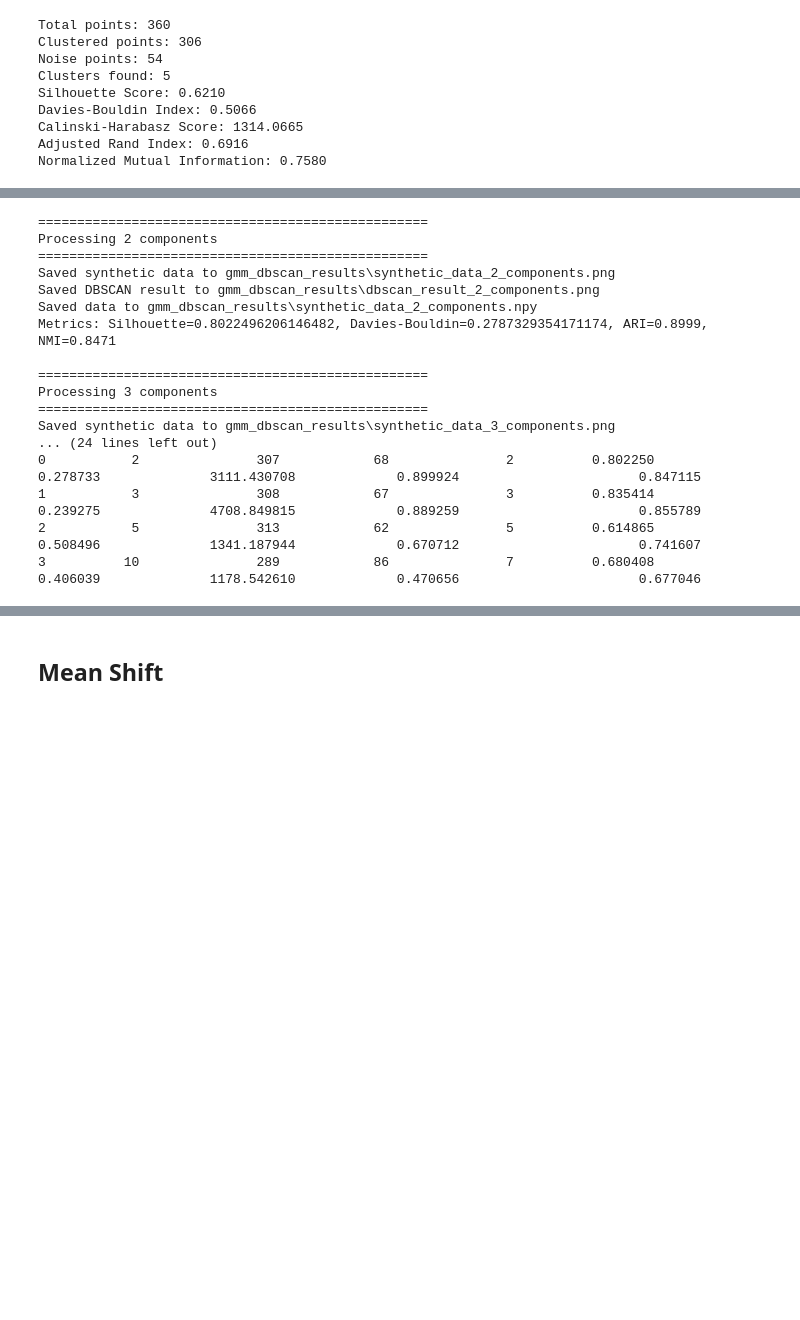
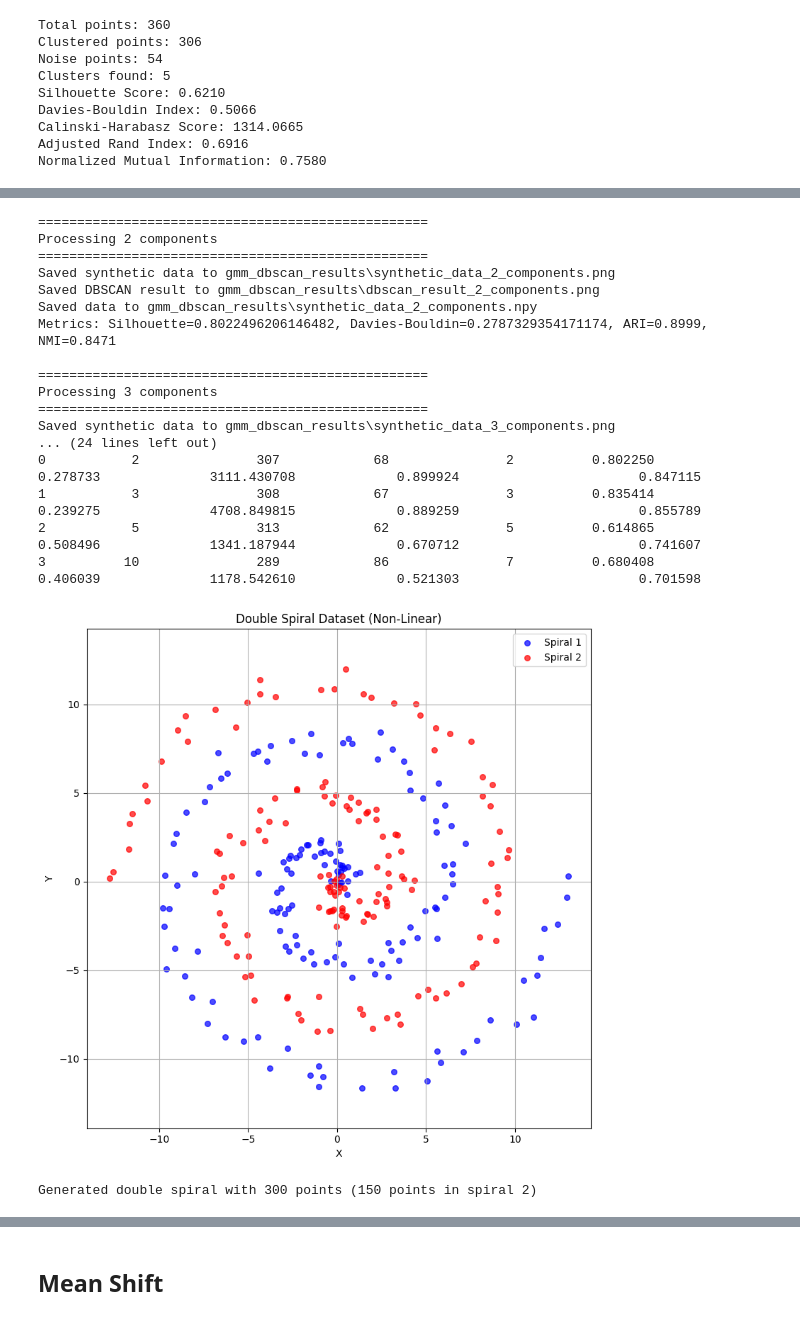
Before and after one commit to wumboingwumbos/ImageProcessing, a Jupyter notebook: Pattern_Rec_ECE5363/Project_5/Bartley_Hossain.ipynb, the cells around one changed output, grey strips where cells are left out. Cells and saved outputs as stored; diff of their text form; code cells hidden in the pictures; blank space fills up the shorter version.

```diff
--- a/Pattern_Rec_ECE5363/Project_5/Bartley_Hossain.ipynb
+++ b/Pattern_Rec_ECE5363/Project_5/Bartley_Hossain.ipynb
@@ -276,6 +280,7 @@ widgets.interactive_output(plot_dbscan_with_controls, {'eps': eps_slider, 'min_s
 # %%
 import pandas as pd
 import os
+from sklearn.metrics import silhouette_score, davies_bouldin_score, calinski_harabasz_score, adjusted_rand_score, normalized_mutual_info_score
 
 # Create output directory for saved images and data
 output_dir = "gmm_dbscan_results"
@@ -308,7 +313,7 @@ for n_components in component_counts:
 
     for idx, class_id in enumerate(unique_labels):
         mask = gmm_labels == class_id
-        if class_id == 5:  # Noise class
+        if class_id == n_components:  # Noise class (dynamically labeled)
             plt.scatter(gmm_data[mask, 0], gmm_data[mask, 1], alpha=0.6, label='Noise', color='black', marker='x', s=100)
         else:
             plt.scatter(gmm_data[mask, 0], gmm_data[mask, 1], alpha=0.6, label=f'Class {class_id}', color=colors[idx])
@@ -414,4 +419,78 @@ Saved synthetic data to gmm_dbscan_results\synthetic_data_3_components.png
 0           2               307            68               2          0.802250              0.278733              3111.430708             0.899924                       0.847115
 1           3               308            67               3          0.835414              0.239275              4708.849815             0.889259                       0.855789
 2           5               313            62               5          0.614865              0.508496              1341.187944             0.670712                       0.741607
-3          10               289            86               7          0.680408              0.406039              1178.542610             0.470656                       0.677046
+3          10               289            86               7          0.680408              0.406039              1178.542610             0.521303                       0.701598
+# %%
+## Non-Linear Clustering - Double Spiral Dataset
+
+# Generate double spiral dataset for testing on non-linear data
+def generate_double_spiral(n_points=150, noise_std=0.0, seed=42):
+    """
+    Generate a double spiral dataset that is linearly non-separable.
+
+    Parameters:
+    -----------
+    n_points : int
+        Number of points per spiral (total points = 2 * n_points)
+    noise_std : float
+        Standard deviation of Gaussian noise added to the spiral
+    seed : int
+        Random seed for reproducibility
+
+    Returns:
+    --------
+    data : ndarray of shape (2*n_points, 2)
+        The generated double spiral data points
+    labels : ndarray of shape (2*n_points,)
+        Class labels: 0 for first spiral, 1 for second spiral
+    """
+    np.random.seed(seed)
+
+    # Generate spiral 1
+    t1 = np.linspace(0, 8 * np.pi, n_points)  # Increased rotations for denser packing
+    x1 = t1 * np.cos(t1)
+    y1 = t1 * np.sin(t1)
+
+    # Generate spiral 2 (offset by pi and radially offset for disconnection)
+    t2 = np.linspace(0, 8 * np.pi, n_points)
+    x2 = t2 * np.cos(t2 + np.pi) + 10  # Added radial offset (+10) to disconnect
+    y2 = t2 * np.sin(t2 + np.pi) + 10
+
+    # Combine spirals
+    data = np.vstack([
+        np.column_stack([x1, y1]),
+        np.column_stack([x2, y2])
+    ])
+
+    # Add noise if specified
+    if noise_std > 0:
+        noise = np.random.normal(0, noise_std, data.shape)
+        data += noise
+
+    # Generate labels
+    labels = np.hstack([np.zeros(n_points), np.ones(n_points)]).astype(int)
+
+    return data, labels
+
+# Generate and visualize double spiral data
+spiral_data, spiral_labels = generate_double_spiral(n_points=150, noise_std=0.5, seed=42)
+
+# Visualize the double spiral
+fig, ax = plt.subplots(figsize=(8, 8))
+ax.scatter(spiral_data[spiral_labels == 0, 0], spiral_data[spiral_labels == 0, 1],
+           alpha=0.7, label='Spiral 1', c='blue', s=30)
+ax.scatter(spiral_data[spiral_labels == 1, 0], spiral_data[spiral_labels == 1, 1],
+           alpha=0.7, label='Spiral 2', c='red', s=30)
+ax.set_title('Double Spiral Dataset (Non-Linear)')
+ax.set_xlabel('X')
+ax.set_ylabel('Y')
+ax.legend()
+ax.grid(True)
+ax.axis('equal')
+plt.tight_layout()
+plt.show()
+
+print(f"Generated double spiral with {len(spiral_data)} points ({spiral_labels.sum()} points in spiral 2)")
+# %% [output]
+[figure, added]
+Generated double spiral with 300 points (150 points in spiral 2)
```
Also changed, not shown: parts of 3 cells of this notebook, 3 other files.
